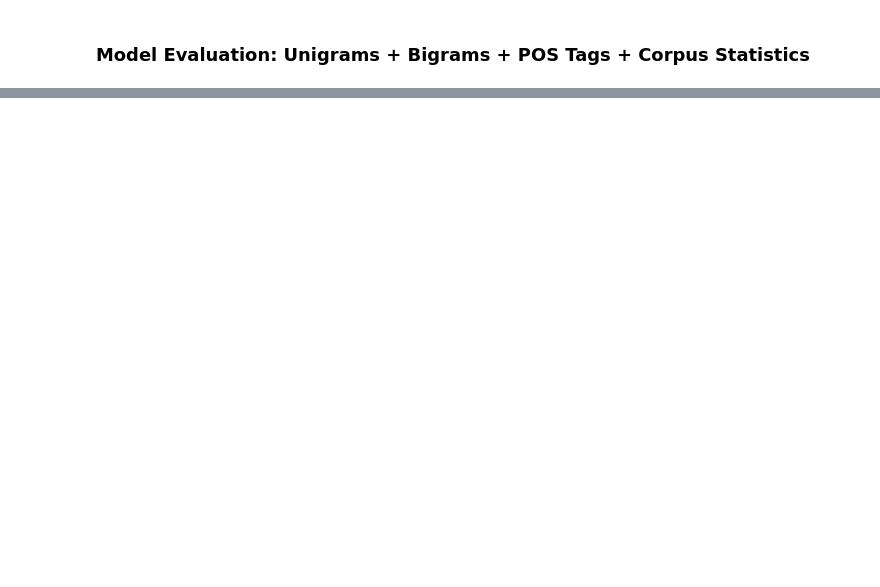
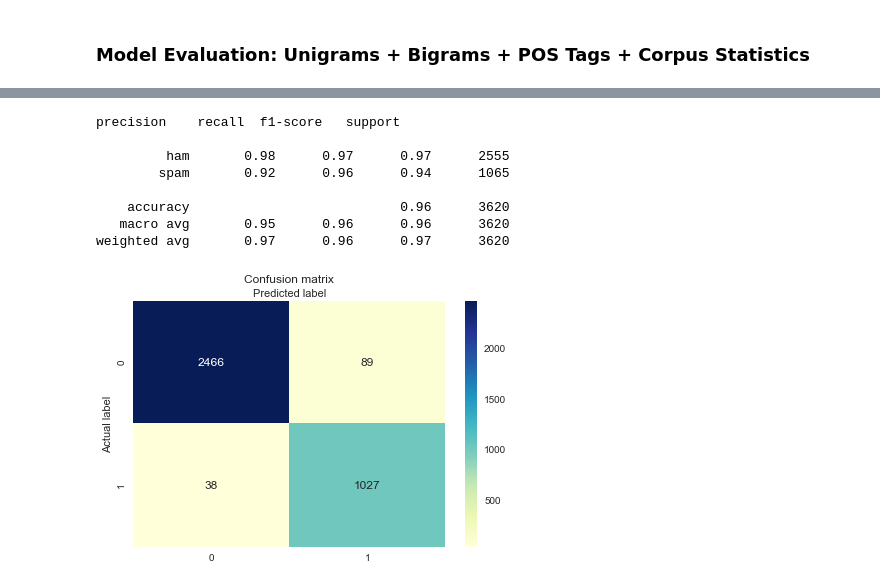
Before and after one commit to tbahng/ist664-NLP-and-Classification, a Jupyter notebook: thomas_bahng_final.ipynb, the cells around one changed output, grey strips where cells are left out. Saved outputs shown, nothing was run; the diff lists cells and outputs as text; code cells hidden in the pictures; blank space fills up the shorter version.

Commit message:
Finalize Report

```diff
--- a/thomas_bahng_final.ipynb
+++ b/thomas_bahng_final.ipynb
@@ -1190,0 +1186,11 @@ Lorum ipsum....
+# %%
+features = [f for (f,c) in corpStats]
+labels = [c for (f,c) in corpStats]
+# pandas data frame of features
+X = pd.DataFrame(features)
+y = np.array(labels)
+# train / test split (70/30)
+X_train = X.iloc[:3620, :]
+X_test = X.iloc[3620:, :]
+y_train = y[:3620]
+y_test = y[3620:]
@@ -1190,0 +1229,7 @@ Lorum ipsum....
+# %%
+%%time
+# train classifier
+classifier = LinearSVC(C=1, penalty='l1', dual=False, class_weight='balanced')
+# 10-fold cross-validation on training set
+np.random.seed(111)
+y_pred = cross_val_predict(classifier, X_train, y_train, cv=10)
@@ -1190,0 +1238,14 @@ Lorum ipsum....
+# %%
+# classification report compares predictions from the k fold test sets with the gold
+print(classification_report(y_train, y_pred))
+getCM(y_train, y_pred)
+# %% [output]
+precision    recall  f1-score   support
+
+         ham       0.98      0.97      0.97      2555
+        spam       0.92      0.96      0.94      1065
+
+    accuracy                           0.96      3620
+   macro avg       0.95      0.96      0.96      3620
+weighted avg       0.97      0.96      0.97      3620
+[figure, added]
```
Also changed, not shown: parts of 28 cells of this notebook, 1 other file.
